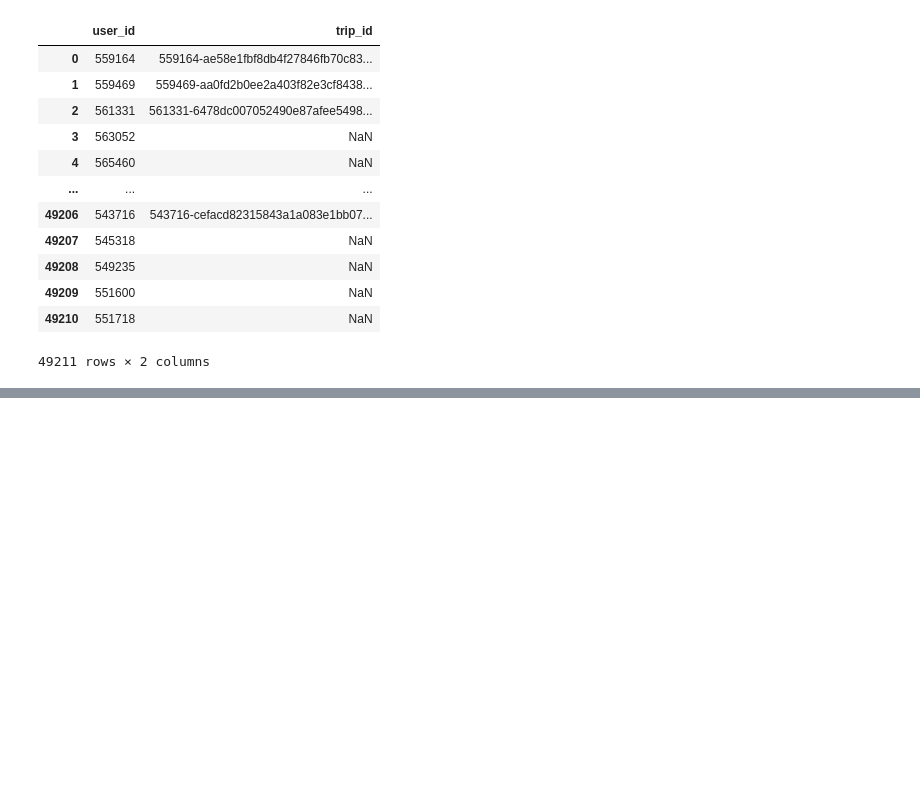
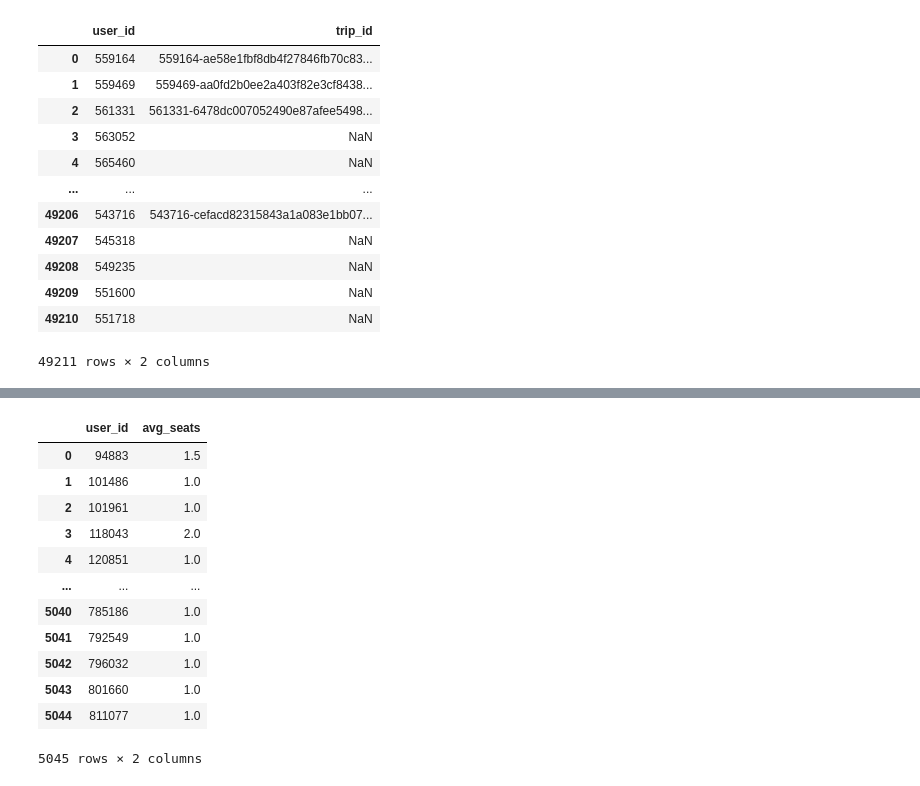
Before and after one commit to anuarsantoyo/TravelTideOct26, a Jupyter notebook: notebooks/user_featrues.ipynb, the cells around one changed output, grey strips where cells are left out. Saved outputs shown, nothing was run; the diff lists cells and outputs as text; code cells hidden in the pictures; blank space fills up the shorter version.

```diff
--- a/notebooks/user_featrues.ipynb
+++ b/notebooks/user_featrues.ipynb
@@ -299,0 +381,16 @@ Name: rooms, Length: 5402, dtype: float64
+# %%
+avg_seats_feature
+# %% [output]
+|  | user_id | avg_seats |
+| 0 | 94883 | 1.5 |
+| 1 | 101486 | 1.0 |
+| 2 | 101961 | 1.0 |
+| 3 | 118043 | 2.0 |
+| 4 | 120851 | 1.0 |
+| ... | ... | ... |
+| 5040 | 785186 | 1.0 |
+| 5041 | 792549 | 1.0 |
+| 5042 | 796032 | 1.0 |
+| 5043 | 801660 | 1.0 |
+| 5044 | 811077 | 1.0 |
+5045 rows × 2 columns
```
Also changed, not shown: parts of 38 cells of this notebook, 1 other file.
